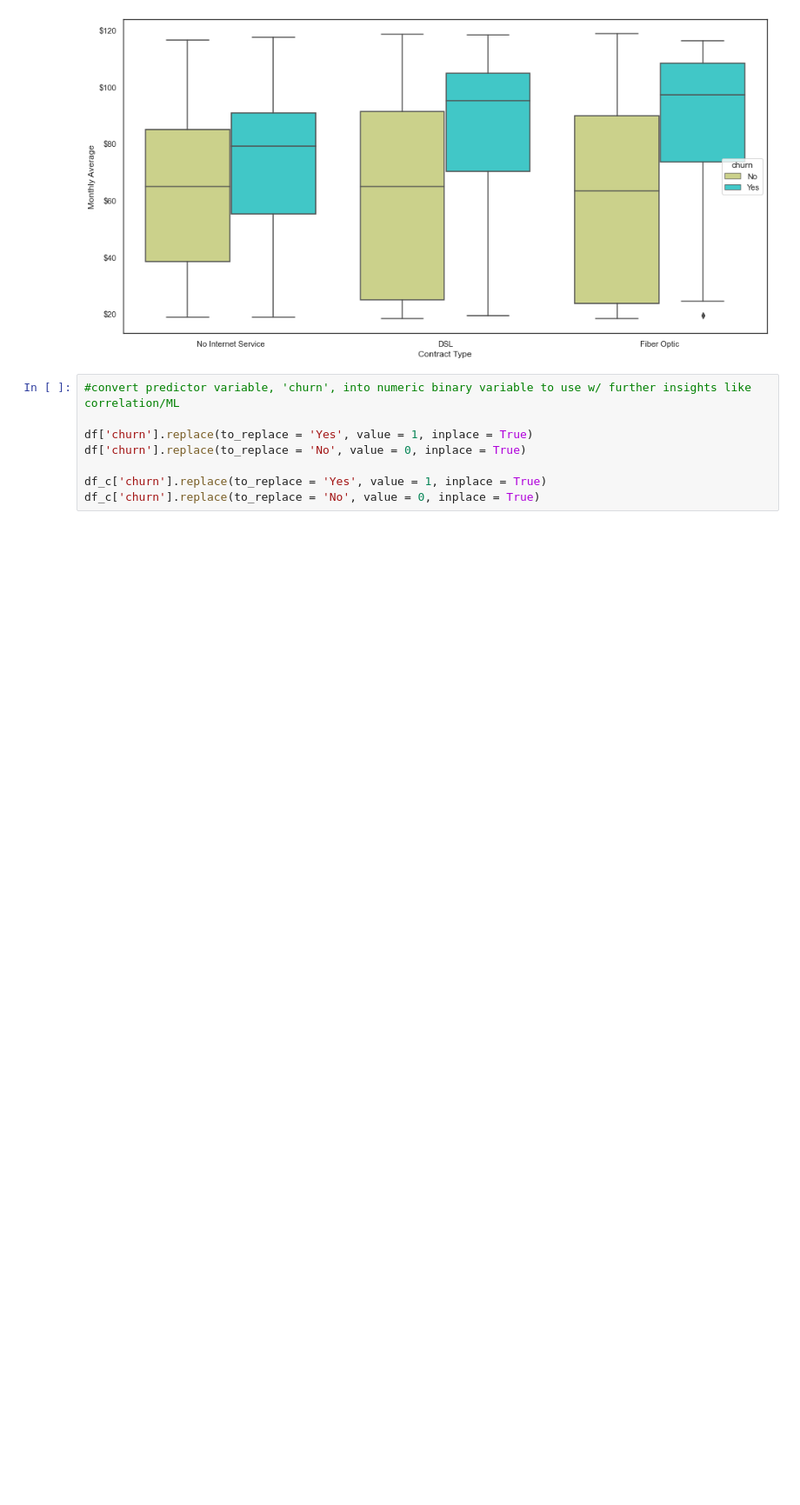
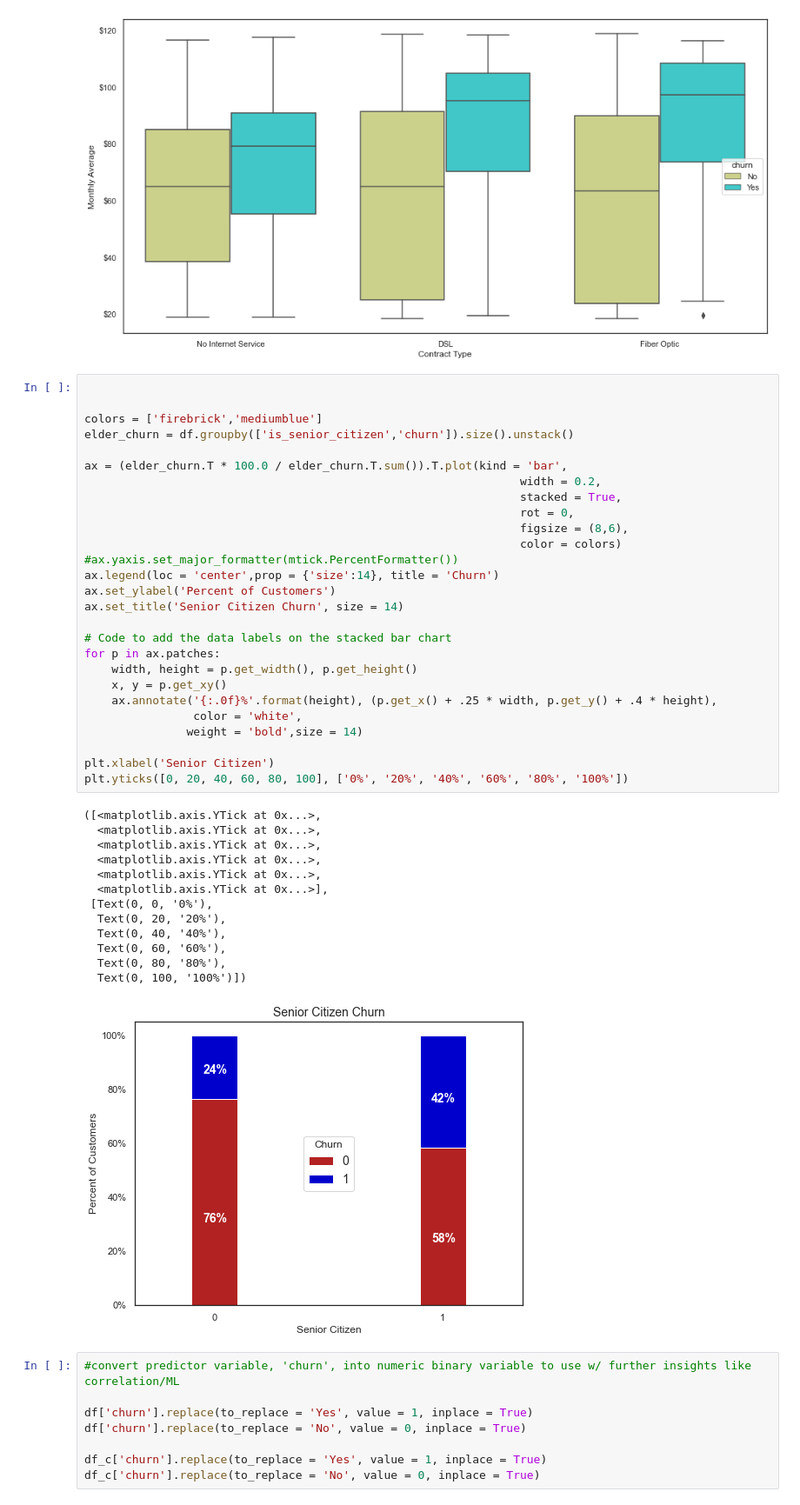
Before and after one commit to JulesMorris/numpy-pandas-visualization-exercises, a Jupyter notebook: refined_telco_2.ipynb, the cells around one changed output. Shown at 87% size. Cells and saved outputs as stored; diff of their text form; blank space fills up the shorter version.

```diff
--- a/refined_telco_2.ipynb
+++ b/refined_telco_2.ipynb
@@ -480,6 +352,47 @@ plt.ylabel('Monthly Average')
 # %% [output]
 Text(0, 0.5, 'Monthly Average')
 [figure]
+# %%
+
+
+colors = ['firebrick','mediumblue']
+elder_churn = df.groupby(['is_senior_citizen','churn']).size().unstack()
+
+ax = (elder_churn.T * 100.0 / elder_churn.T.sum()).T.plot(kind = 'bar',
+                                                                width = 0.2,
+                                                                stacked = True,
+                                                                rot = 0,
+                                                                figsize = (8,6),
+                                                                color = colors)
+#ax.yaxis.set_major_formatter(mtick.PercentFormatter())
+ax.legend(loc = 'center',prop = {'size':14}, title = 'Churn')
+ax.set_ylabel('Percent of Customers')
+ax.set_title('Senior Citizen Churn', size = 14)
+
+# Code to add the data labels on the stacked bar chart
+for p in ax.patches:
+    width, height = p.get_width(), p.get_height()
+    x, y = p.get_xy()
+    ax.annotate('{:.0f}%'.format(height), (p.get_x() + .25 * width, p.get_y() + .4 * height),
+                color = 'white',
+               weight = 'bold',size = 14)
+
+plt.xlabel('Senior Citizen')
+plt.yticks([0, 20, 40, 60, 80, 100], ['0%', '20%', '40%', '60%', '80%', '100%'])
+# %% [output]
+([<matplotlib.axis.YTick at 0x...>,
+  <matplotlib.axis.YTick at 0x...>,
+  <matplotlib.axis.YTick at 0x...>,
+  <matplotlib.axis.YTick at 0x...>,
+  <matplotlib.axis.YTick at 0x...>,
+  <matplotlib.axis.YTick at 0x...>],
+ [Text(0, 0, '0%'),
+  Text(0, 20, '20%'),
+  Text(0, 40, '40%'),
+  Text(0, 60, '60%'),
+  Text(0, 80, '80%'),
+  Text(0, 100, '100%')])
+[figure, added]
 # %%
 #convert predictor variable, 'churn', into numeric binary variable to use w/ further insights like correlation/ML
 
```
Also changed, not shown: parts of 13 cells of this notebook.
